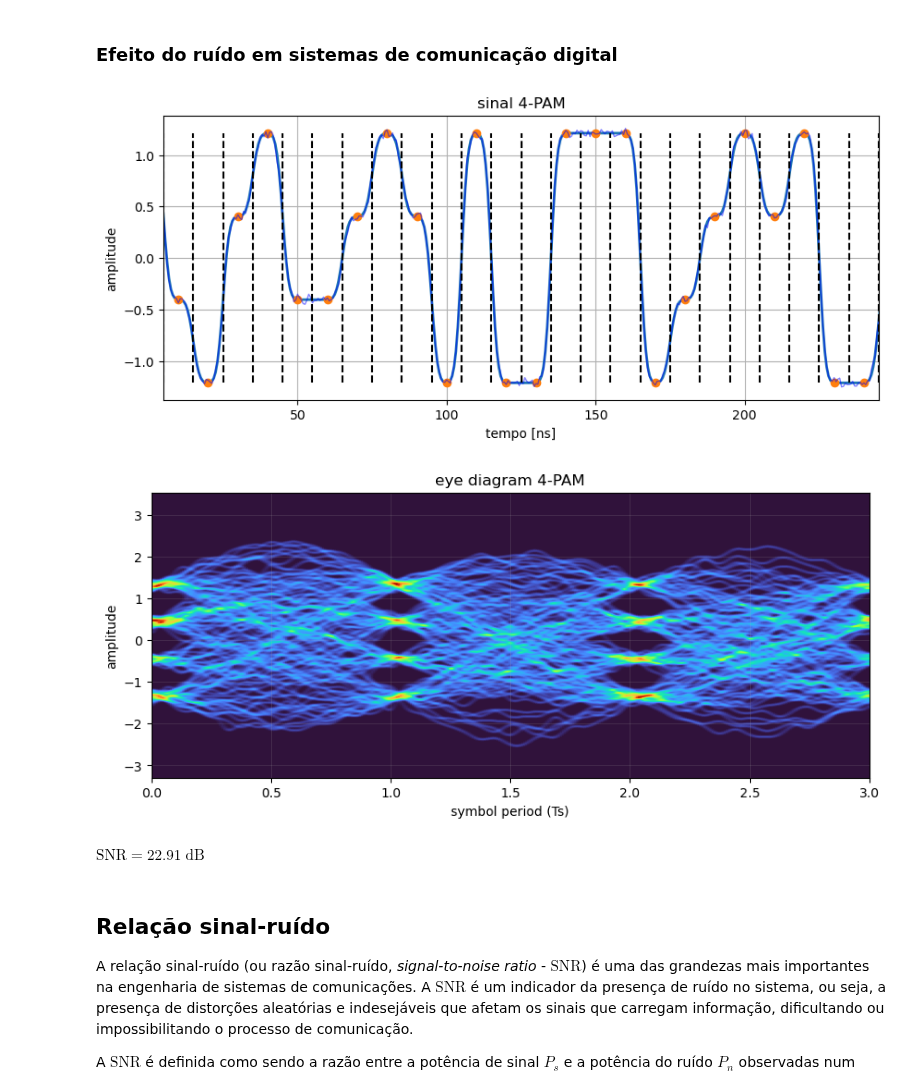
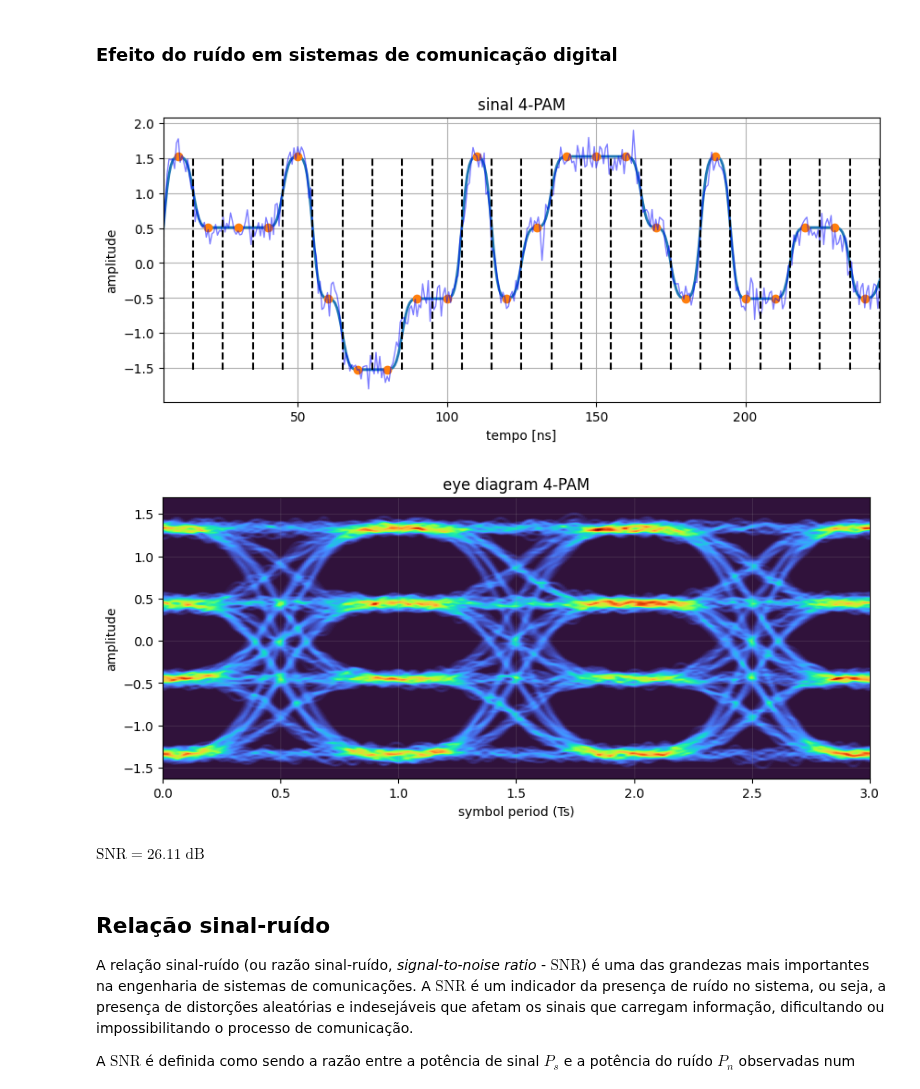
Before and after one commit to edsonportosilva/TDI, a Jupyter notebook: jupyter/2 - Canal com ruído aditivo gaussiano branco (AWGN).ipynb, the cells around one changed output. Drawn from its saved outputs; the diff is of its cells as text; code cells hidden in the pictures.

```diff
--- a/jupyter/2 - Canal com ruído aditivo gaussiano branco (AWGN).ipynb
+++ b/jupyter/2 - Canal com ruído aditivo gaussiano branco (AWGN).ipynb
@@ -257,6 +256,8 @@ Potência do ruído = 0.50 unidades de potência
 # %% [markdown]
 ### Efeito do ruído em sistemas de comunicação digital
 # %%
+np.random.seed(0)
+
 M = 4
 
 # parâmetros da simulação
@@ -274,11 +275,13 @@ symbTx = modulateGray(bitsTx, M, 'pam')
 symbTx = pnorm(symbTx) # power normalization
 
 # upsampling
-symbolsUp = upsample(symbTx, SpS)
+symbolsUp = upsample(symbTx, SpS)*SpS
 
 # pulso NRZ típico
-pulse = pulseShape('nrz', SpS)
-pulse = pulse/max(abs(pulse))
+paramPS = parameters()
+paramPS.pulseType = 'nrz'
+paramPS.SpS = SpS
+pulse = pulseShape(paramPS)
 
 # formatação de pulso
 sigTx = firFilter(pulse, symbolsUp)
@@ -300,7 +303,7 @@ plt.grid()
 
 # ruído gaussiano branco
 Namostras = sigTx.size
-σ2  = 0.00050  # variância
+σ2  = 0.020  # variância
 μ   = 0      # média
 
 σ      = sqrt(σ2)
@@ -313,44 +316,50 @@ t = (0.5*Ts + np.arange(0, symbTx.size*Ts, Ts))/1e-9
 plt.vlines(t, min(symbTx), max(symbTx), linestyles='dashed', color = 'k');
 plt.xlim(min(t), max(t));
 # %% [output]
-[figure, old version]
+[figure, new version]
 # %%
+np.random.seed(0)
+
+M = 4
+
 # generate pseudo-random bit sequence
 bitsTx = np.random.randint(2, size = int(250000*np.log2(M)))
 
 # generate ook modulated symbol sequence
 symbTx = modulateGray(bitsTx, M, 'pam')
 symbTx = pnorm(symbTx) # power normalization
 
 # upsampling
-symbolsUp = upsample(symbTx, SpS)
+symbolsUp = upsample(symbTx, SpS)*SpS
 
-# pulso NRZ típico
-pulse = pulseShape('rc', SpS)
-pulse = pulse/max(abs(pulse))
+# pulso
+paramPS = parameters()
+paramPS.pulseType = 'nrz'
+paramPS.SpS = SpS
+pulse = pulseShape(paramPS)
 
 # formatação de pulso
 sigTx = firFilter(pulse, symbolsUp)
 sigTx = sigTx.real
 
 # ruído gaussiano branco
 Namostras = sigTx.size
-σ2  = 0.0050  # variância
+σ2  = 0.002  # variância
 μ   = 0      # média
 
 σ      = sqrt(σ2)
 ruido  = normal(μ, σ, Namostras)
 
 # diagrama de olho
 Nsamples = sigTx.size
 eyediagram(sigTx+ruido, Nsamples, SpS, plotlabel= str(M)+'-PAM', ptype='fancy')
 
 SNR = 10*np.log10(pot(sigTx)/pot(ruido))
 
 symdisp('\mathrm{SNR} = ', round(SNR,2), 'dB')
 # %% [output]
-[figure, old version]
+[figure, new version]
-$\displaystyle \mathrm{SNR} = 22.91\;\mathrm{dB}$
+$\displaystyle \mathrm{SNR} = 26.11\;\mathrm{dB}$
 # %% [markdown]
 ## Relação sinal-ruído
 
```
Also changed, not shown: parts of 5 cells of this notebook.
